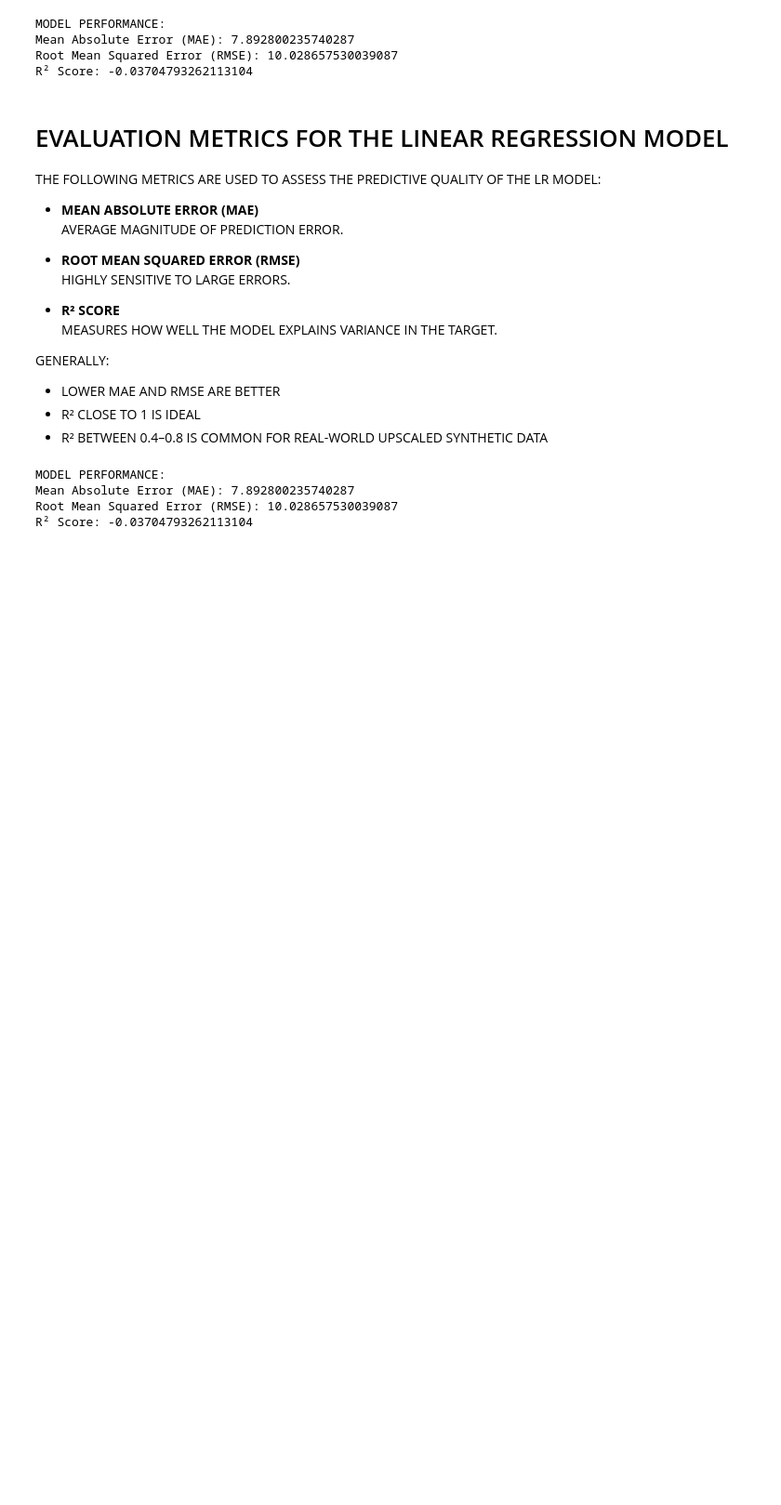
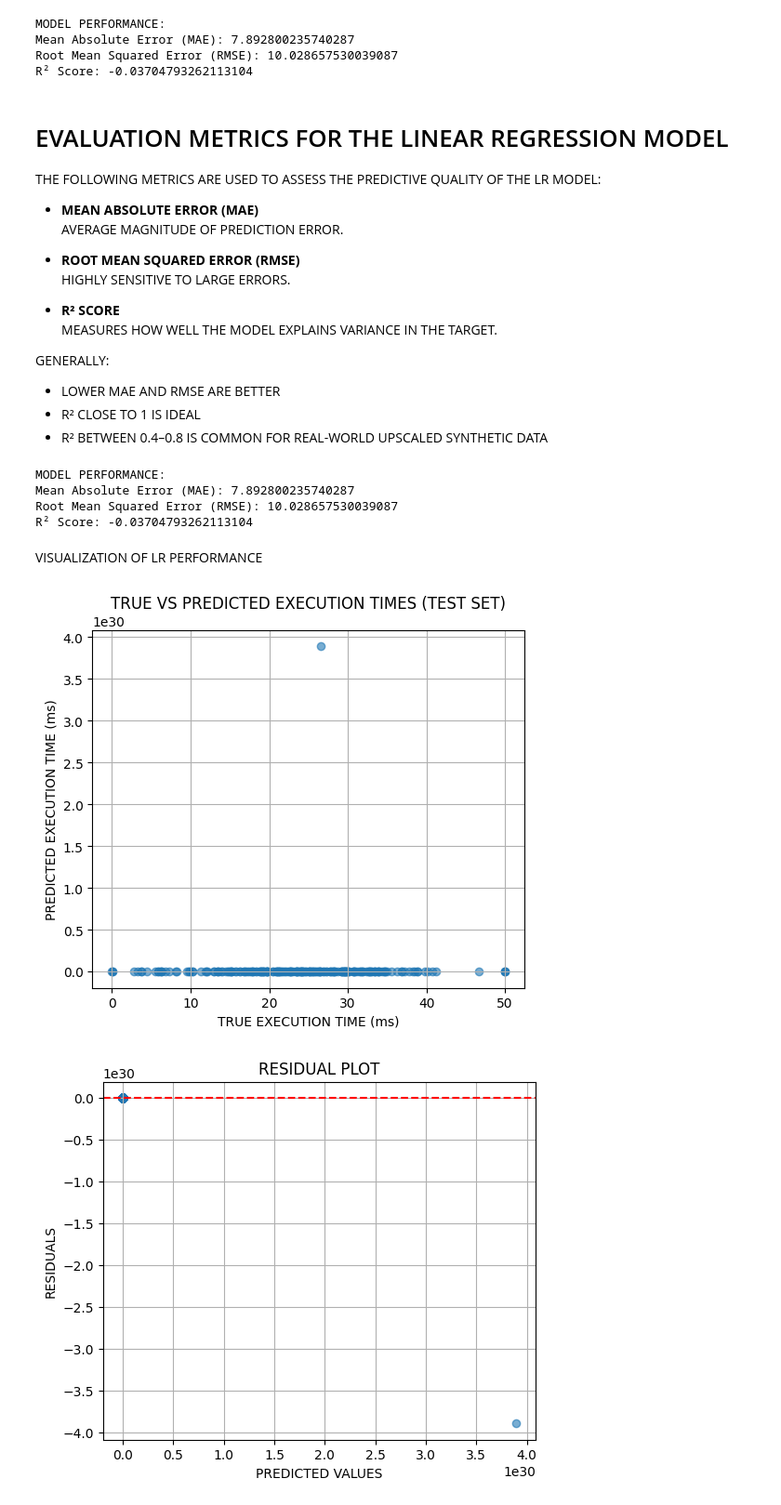
Before and after one commit to DaRkSouL36/SML-OA, a Jupyter notebook: ILLUSTRATION.ipynb, the cells around one changed output. Shown at 93% size. Saved outputs shown, nothing was run; the diff lists cells and outputs as text; code cells hidden in the pictures; blank space fills up the shorter version.

Commit message:
VISUAL DIAGNOSTICS FOR THE TRAINED LINEAR REGRESSION MODEL

```diff
--- a/ILLUSTRATION.ipynb
+++ b/ILLUSTRATION.ipynb
@@ -180,3 +180,44 @@ MODEL PERFORMANCE:
 Mean Absolute Error (MAE): 7.892800235740287
 Root Mean Squared Error (RMSE): 10.028657530039087
 R² Score: -0.03704793262113104
+# %% [markdown]
+VISUALIZATION OF LR PERFORMANCE
+# %%
+# -------------------------------
+# SCATTER PLOT: TRUE VS PREDICTED (TEST SET)
+# -------------------------------
+plt.figure(figsize=(6, 5))
+plt.scatter(y_test, y_pred_test, alpha=0.6)
+plt.xlabel("TRUE EXECUTION TIME (ms)")
+plt.ylabel("PREDICTED EXECUTION TIME (ms)")
+plt.title("TRUE VS PREDICTED EXECUTION TIMES (TEST SET)")
+plt.grid(True)
+plt.show()
+
+# -------------------------------
+# RESIDUAL PLOT
+# -------------------------------
+residuals = y_test - y_pred_test
+
+plt.figure(figsize=(6, 5))
+plt.scatter(y_pred_test, residuals, alpha=0.6)
+plt.axhline(0, color='red', linestyle="--")
+plt.xlabel("PREDICTED VALUES")
+plt.ylabel("RESIDUALS")
+plt.title("RESIDUAL PLOT")
+plt.grid(True)
+plt.show()
+
+# -------------------------------
+# HISTOGRAM OF RESIDUALS
+# -------------------------------
+plt.figure(figsize=(6, 5))
+plt.hist(residuals, bins=30, alpha=0.7, color="gray")
+plt.title("DISTRIBUTION OF RESIDUALS")
+plt.xlabel("RESIDUAL VALUE")
+plt.ylabel("FREQUENCY")
+plt.grid(True)
+plt.show()
+# %% [output]
+[figure, added]
+[figure, added]
```
Also changed, not shown: parts of 2 cells of this notebook.
